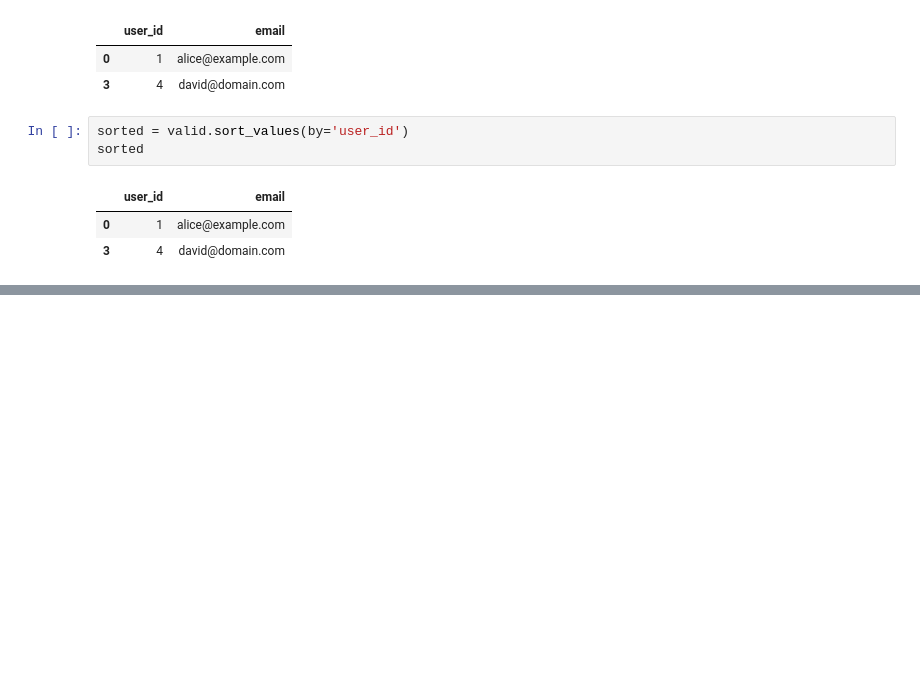
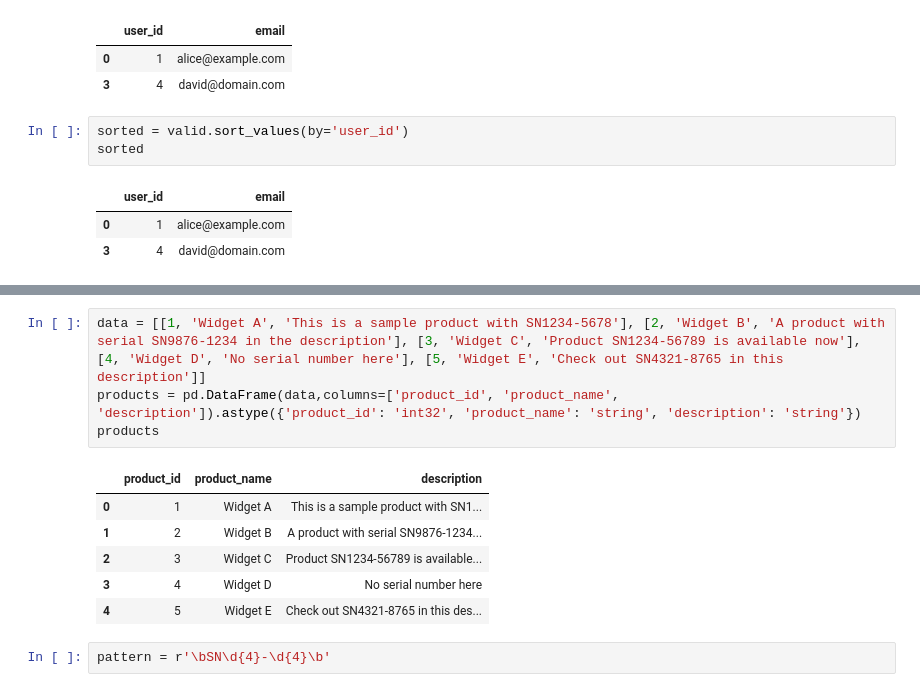
Before and after one commit to Swap-20/Leetcode-Pandas, a Jupyter notebook: Leetcode_Panda.ipynb, the cells around one changed output, grey strips where cells are left out. Drawn from its saved outputs; the diff is of its cells as text; blank space fills up the shorter version.

```diff
--- a/Leetcode_Panda.ipynb
+++ b/Leetcode_Panda.ipynb
@@ -1174,0 +1185,13 @@ sorted
+# %%
+data = [[1, 'Widget A', 'This is a sample product with SN1234-5678'], [2, 'Widget B', 'A product with serial SN9876-1234 in the description'], [3, 'Widget C', 'Product SN1234-56789 is available now'], [4, 'Widget D', 'No serial number here'], [5, 'Widget E', 'Check out SN4321-8765 in this description']]
+products = pd.DataFrame(data,columns=['product_id', 'product_name', 'description']).astype({'product_id': 'int32', 'product_name': 'string', 'description': 'string'})
+products
+# %% [output]
+|  | product_id | product_name | description |
+| 0 | 1 | Widget A | This is a sample product with SN1... |
+| 1 | 2 | Widget B | A product with serial SN9876-1234... |
+| 2 | 3 | Widget C | Product SN1234-56789 is available... |
+| 3 | 4 | Widget D | No serial number here |
+| 4 | 5 | Widget E | Check out SN4321-8765 in this des... |
+# %%
+pattern = r'\bSN\d{4}-\d{4}\b'
```
Also changed, not shown: parts of 3 cells of this notebook.
